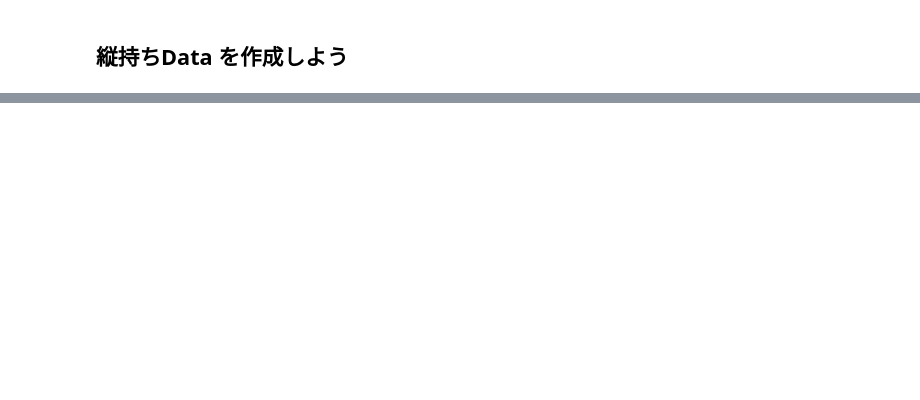
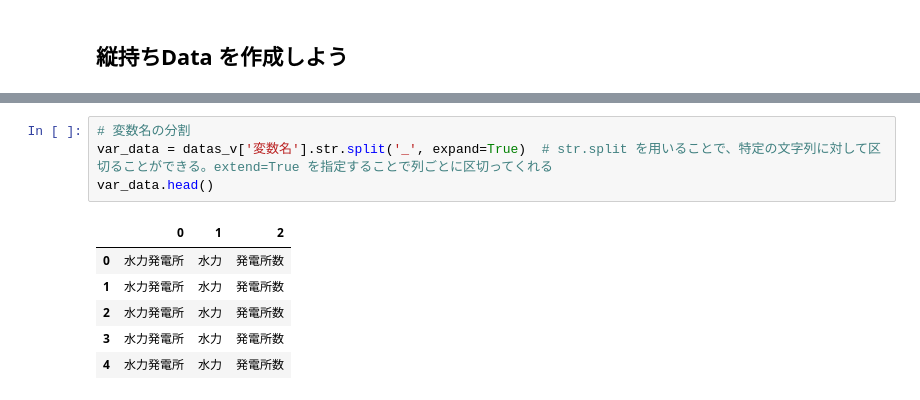
Before and after one commit to 1024xx4/100_Data_processing--visualization, a Jupyter notebook: excel_data.ipynb, the cells around one changed output, grey strips where cells are left out. Cells and saved outputs as stored; diff of their text form; blank space fills up the shorter version.

```diff
--- a/excel_data.ipynb
+++ b/excel_data.ipynb
@@ -283,0 +292,11 @@ data_v.head()  # 先頭５行表示
+# %%
+# 変数名の分割
+var_data = datas_v['変数名'].str.split('_', expand=True)  # str.split を用いることで、特定の文字列に対して区切ることができる。extend=True を指定することで列ごとに区切ってくれる
+var_data.head()
+# %% [output]
+|  | 0 | 1 | 2 |
+| 0 | 水力発電所 | 水力 | 発電所数 |
+| 1 | 水力発電所 | 水力 | 発電所数 |
+| 2 | 水力発電所 | 水力 | 発電所数 |
+| 3 | 水力発電所 | 水力 | 発電所数 |
+| 4 | 水力発電所 | 水力 | 発電所数 |
```
Also changed, not shown: parts of 4 cells of this notebook.
